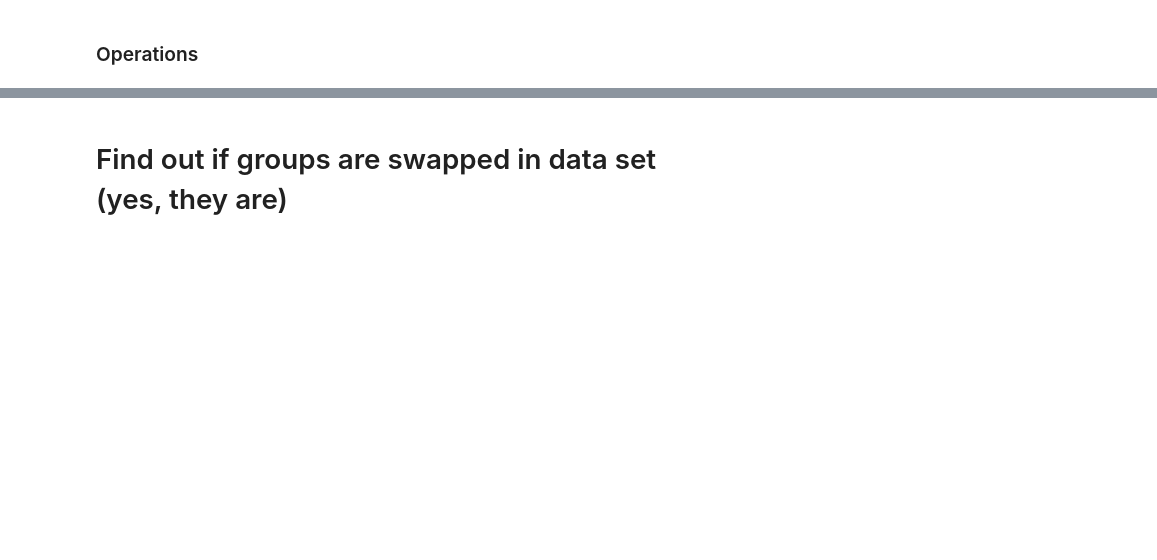
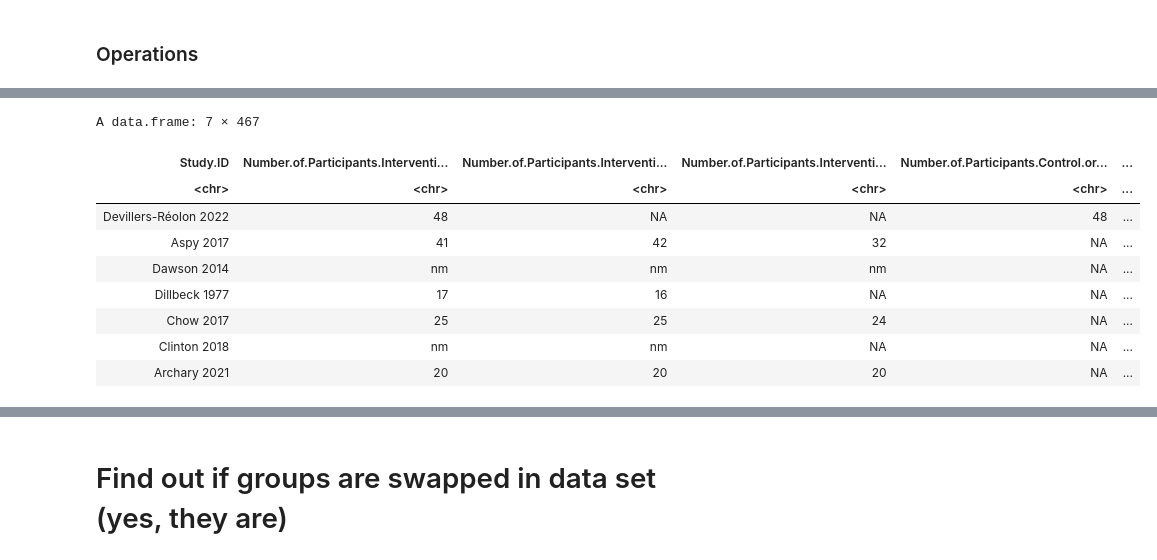
Before and after one commit to abc4322/MA_Meta_Analyses, a Jupyter notebook: Meta.Analysis-find out data extraction inter-rater reliability without pre-processing functions.ipynb, the cells around one changed output, grey strips where cells are left out. Saved outputs shown, nothing was run; the diff lists cells and outputs as text; code cells hidden in the pictures; blank space fills up the shorter version.

```diff
--- a/Meta.Analysis-find out data extraction inter-rater reliability without pre-processing functions.ipynb
+++ b/Meta.Analysis-find out data extraction inter-rater reliability without pre-processing functions.ipynb
@@ -142,10 +142,10 @@ my.df <- my.df[, ! names(my.df) %in% remove.cols]
 # %% [markdown]
 ### assign raters df
 # %%
-my.df.RJ <- my.df %>% filter(Reviewer.Name == "Robin Jacob")
-my.df.TD <- my.df %>% filter(Reviewer.Name == "Theresa Dicks")
-my.df.PK <- my.df %>% filter(Reviewer.Name == "Pascal Kemmerer")
-my.df.cons <- my.df %>% filter(Reviewer.Name == "Consensus")
+# my.df.RJ <- my.df %>% filter(Reviewer.Name == "Robin Jacob")
+# my.df.TD <- my.df %>% filter(Reviewer.Name == "Theresa Dicks")
+# my.df.PK <- my.df %>% filter(Reviewer.Name == "Pascal Kemmerer")
+# my.df.cons <- my.df %>% filter(Reviewer.Name == "Consensus")
 # %% [markdown]
 # Calculate inter-rater reliability
 # %% [markdown]
@@ -777,0 +698,2 @@ No Intervention
+# %%
+join_df_PK_swap <- join_df_PK |> swap_vals_all(ex.df |> filter(swap), orders_vec)
@@ -777,0 +733,13 @@ No Intervention
+# %%
+join_df_PK_conv
+# %% [output]
+A data.frame: 7 × 467
+| Study.ID | Number.of.Participants.Interventi... | Number.of.Participants.Interventi... | Number.of.Participants.Interventi... | Number.of.Participants.Control.or... | ... |
+| <chr> | <chr> | <chr> | <chr> | <chr> | ... |
+| Devillers-Réolon 2022 | 48 | NA | NA | 48 | ... |
+| Aspy 2017 | 41 | 42 | 32 | NA | ... |
+| Dawson 2014 | nm | nm | nm | NA | ... |
+| Dillbeck 1977 | 17 | 16 | NA | NA | ... |
+| Chow 2017 | 25 | 25 | 24 | NA | ... |
+| Clinton 2018 | nm | nm | NA | NA | ... |
+| Archary 2021 | 20 | 20 | 20 | NA | ... |
```
Also changed, not shown: parts of 28 cells of this notebook, 5 other files.
